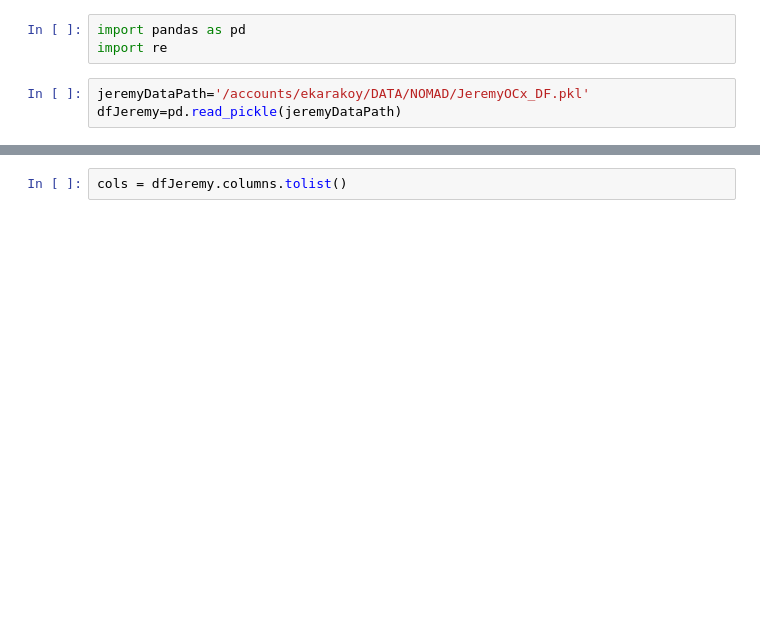
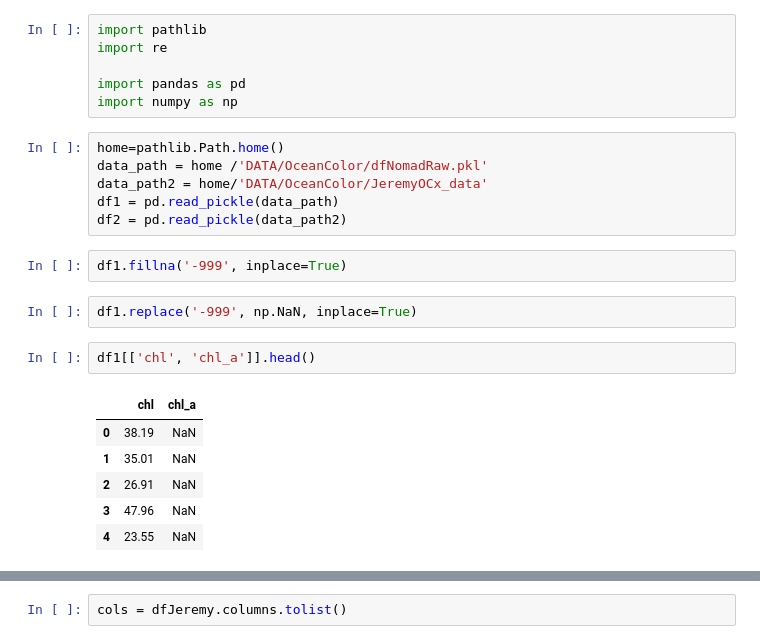
Before and after one commit to madHatter106/Bayesian-Chlorophyll, a Jupyter notebook: GIOP_Data_Prep.ipynb, the cells around one changed output, grey strips where cells are left out. Cells and saved outputs as stored; diff of their text form; blank space fills up the shorter version.

```diff
--- a/GIOP_Data_Prep.ipynb
+++ b/GIOP_Data_Prep.ipynb
@@ -1,6 +1,25 @@
 # %%
+import pathlib
+import re
+
 import pandas as pd
-import re
+import numpy as np
-# %%
-jeremyDataPath='/accounts/ekarakoy/DATA/NOMAD/JeremyOCx_DF.pkl'
-dfJeremy=pd.read_pickle(jeremyDataPath)
+# %%
+home=pathlib.Path.home()
+data_path = home /'DATA/OceanColor/dfNomadRaw.pkl'
+data_path2 = home/'DATA/OceanColor/JeremyOCx_data'
+df1 = pd.read_pickle(data_path)
+df2 = pd.read_pickle(data_path2)
+# %%
+df1.fillna('-999', inplace=True)
+# %%
+df1.replace('-999', np.NaN, inplace=True)
+# %%
+df1[['chl', 'chl_a']].head()
+# %% [output]
+|  | chl | chl_a |
+| 0 | 38.19 | NaN |
+| 1 | 35.01 | NaN |
+| 2 | 26.91 | NaN |
+| 3 | 47.96 | NaN |
+| 4 | 23.55 | NaN |
```
Also changed, not shown: parts of 4 cells of this notebook, 1 other file.
